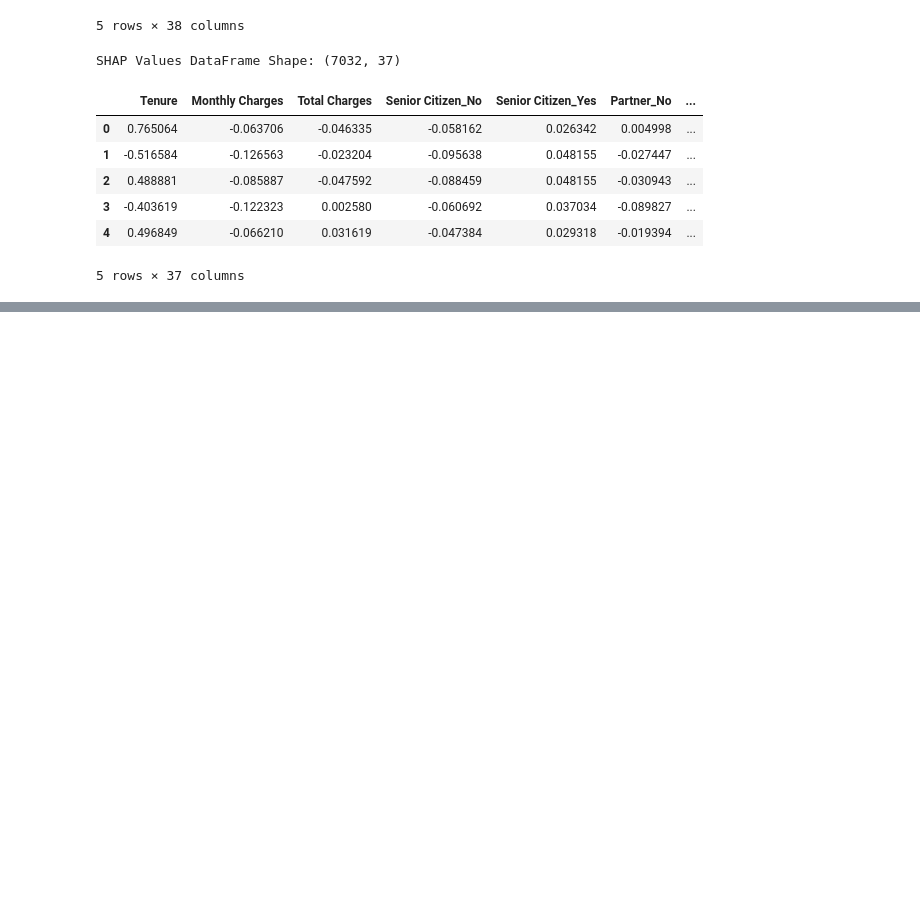
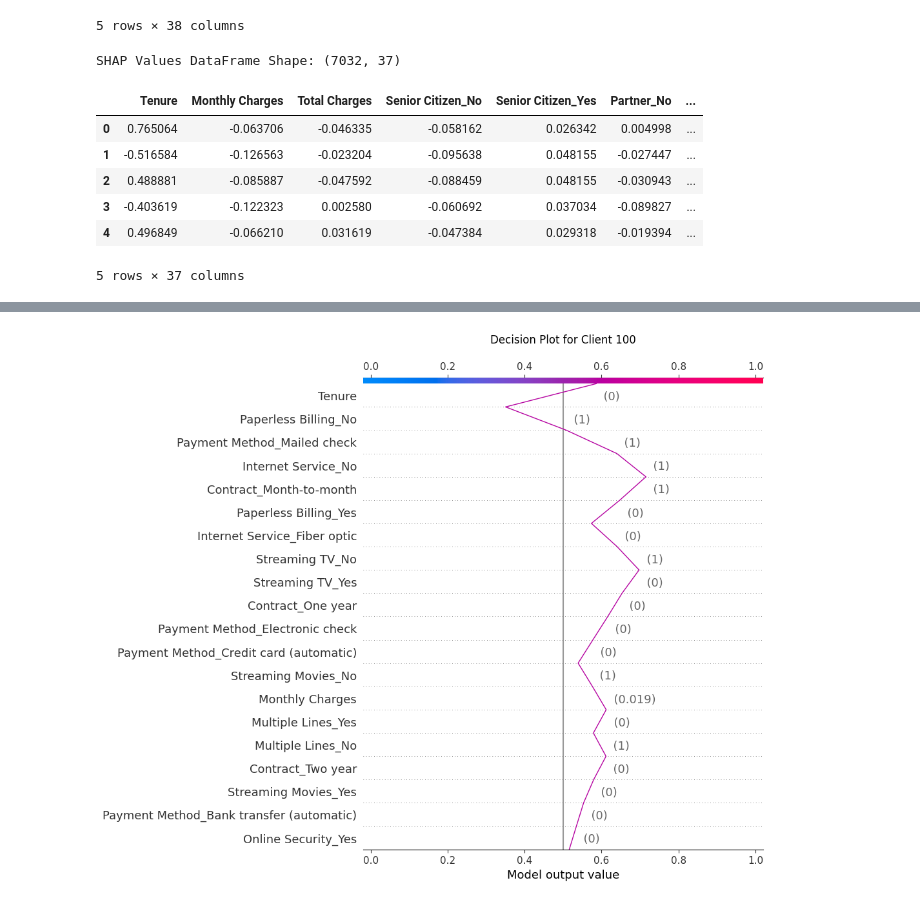
Before and after one commit to Silvano315/Churn-Prediction-with-SHAP, a Jupyter notebook: SHAP.ipynb, the cells around one changed output, grey strips where cells are left out. Cells and saved outputs as stored; diff of their text form; code cells hidden in the pictures; blank space fills up the shorter version.

```diff
--- a/SHAP.ipynb
+++ b/SHAP.ipynb
@@ -61,11 +66,14 @@ for train_index, test_index in skf.split(X, y):
 # Create a DataFrame with SHAP values and indices
 
 all_shap_values = np.concatenate(shap_values_list, axis=0)
+all_expected_values = np.concatenate(expected_values_list, axis=0)
 all_indices = np.concatenate(indices_list, axis=0)
 
 shap_df = pd.DataFrame(all_shap_values, index=all_indices, columns=df.drop(columns='Churn').columns)
+expected_values_df = pd.DataFrame(all_expected_values, index=all_indices, columns=['Expected_Value'])
 
 shap_df_sorted = shap_df.sort_index()
+expected_values_df_sorted = expected_values_df.sort_index()
 
 print("SHAP Values DataFrame Shape:", shap_df_sorted.shape)
 shap_df_sorted.head()
@@ -97,0 +112,13 @@ shap.summary_plot(shap_df_sorted.values, X, plot_type="bar", show=False)
+# %%
+# Local explanation with Decision Plot
+
+client = 100
+
+plt.title(f"Decision Plot for Client {client}\n")
+
+shap.decision_plot(expected_values_df_sorted.iloc[client].values,
+                   shap_df_sorted.iloc[client].values,
+                   X.iloc[client,:],
+                   link = 'logit')
+# %% [output]
+[figure, added]
```
Also changed, not shown: parts of 8 cells of this notebook.
